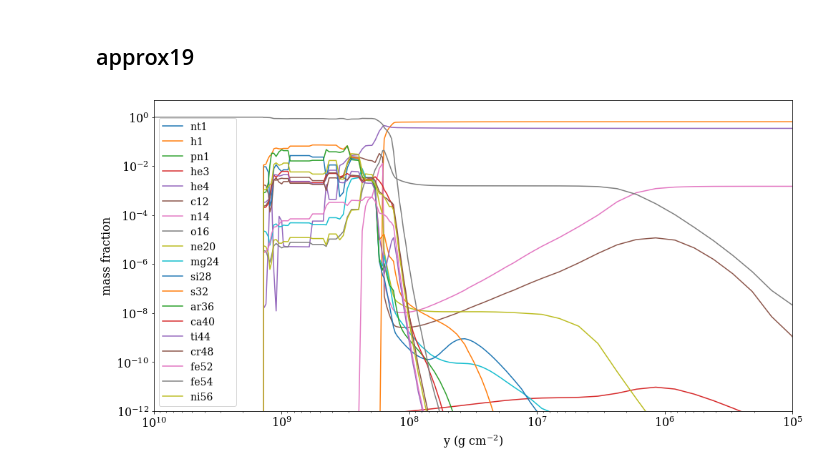
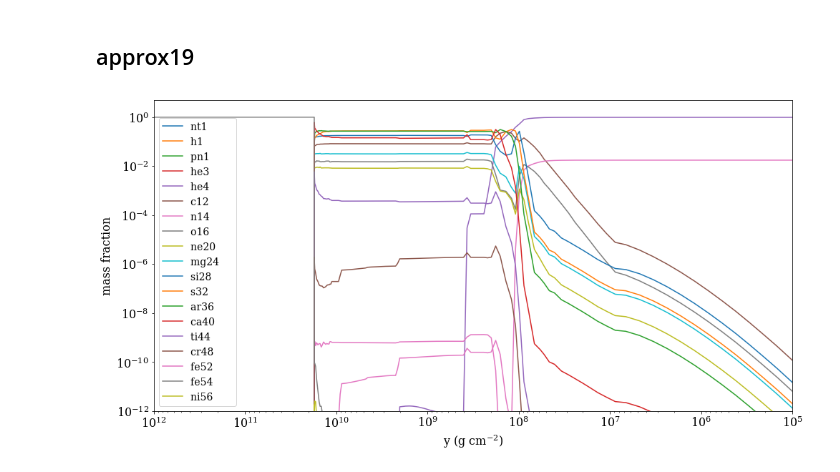
Before and after one commit to zacjohnston/pyburst, a Jupyter notebook: notebooks/composition.ipynb, the cells around one changed output. Saved outputs shown, nothing was run; the diff lists cells and outputs as text; code cells hidden in the pictures.

```diff
--- a/notebooks/composition.ipynb
+++ b/notebooks/composition.ipynb
@@ -36,14 +36,15 @@ def default_fig(xlim=None, ylim=None, xlog=True, ylog=True, ylabel='', xlabel=''
 ## Load kepler dumpfile
 # %%
 path = '/home/zacpetej/archive/kepler'
-source = 'biggrid2'
-batch = 265
-run = 1
-cyc = 10000
-
+source = 'biggrid3'
+batch = 1
+run = 288
+cyc = 260000
+# pre='re_'
+pre=''
 batch_str = f'{source}_{batch}'
 run_str = f'xrb{run}'
-filename = f'xrb{run}#{cyc}'
+filename = f'{pre}xrb{run}#{cyc}'
 filepath = os.path.join(path, batch_str, run_str, filename)
 print(f'loading: {filepath}')
 k = kepdump.load(filepath)
@@ -64,17 +87,20 @@ plt.show(block=False)
 ## approx19
 # %%
 # Plot approx19 isotopes
+
+%matplotlib inline
+# %matplotlib
 
 ions = k.ions[:19]
 # ions = ['h1', 'he4', 'c12', 'n14', 'o16', 'ni56']
 
-fig, ax = default_fig(xlim=[1e10, 1e5], ylim=[1e-12, 5e0],
+fig, ax = default_fig(xlim=[1e12, 1e5], ylim=[1e-12, 5e0],
                      ylabel='mass fraction', xlabel=r'y (g cm$^{-2}$)')
 
 for ion in ions:
-    ax.plot(k.y[1:-2], k.abu.ion_abu(ion)[1:-2], label=ion)
+    ax.plot(k.y[1:], k.abu.ion_abu(ion)[1:], label=ion)
 
 ax.legend(fontsize=14)
 plt.show(block=False)
 # %% [output]
-[figure, old version]
+[figure, new version]
```
Also changed, not shown: parts of 7 cells of this notebook.
